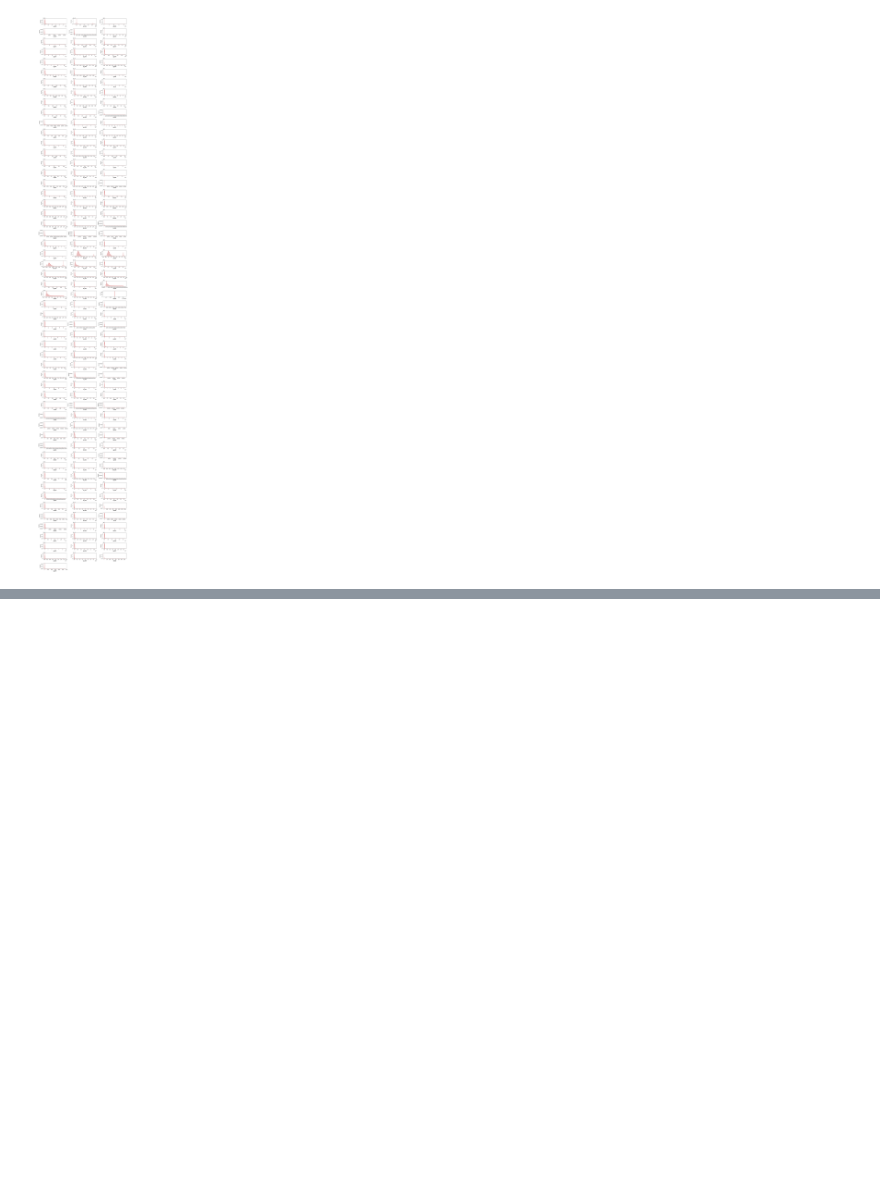
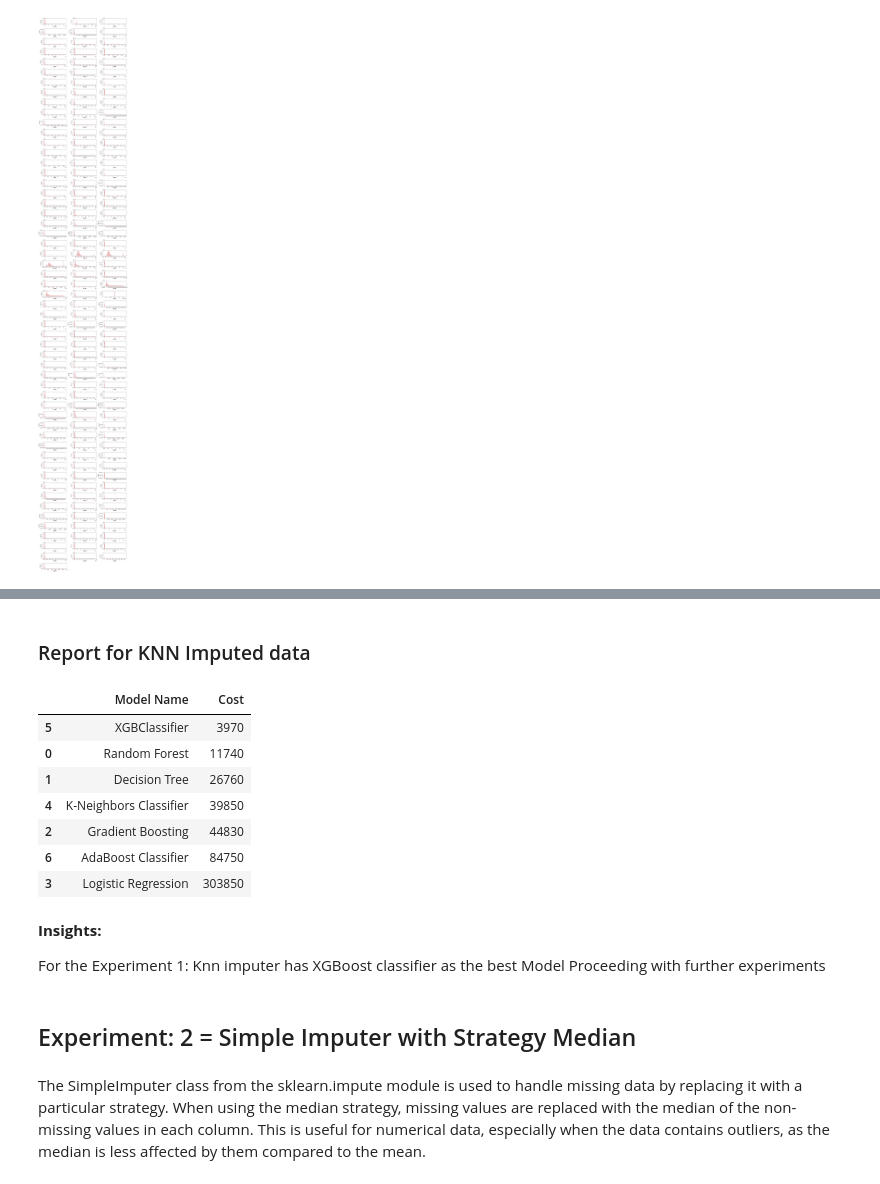
Before and after one commit to Harshita2815/Air-Pressure-System-APS-, a Jupyter notebook: EDA.ipynb, the cells around one changed output, grey strips where cells are left out. Saved outputs shown, nothing was run; the diff lists cells and outputs as text; code cells hidden in the pictures; blank space fills up the shorter version.

```diff
--- a/EDA.ipynb
+++ b/EDA.ipynb
@@ -406,0 +455,9 @@ for i, col in enumerate(numeric_features):
+# %%
+num_features = X.select_dtypes(exclude="object").columns
+
+# Fit the KNN imputer with selected K-value
+knn_pipeline = Pipeline(steps=[
+    ('imputer', KNNImputer(n_neighbors=3)),
+    ('RobustScaler', RobustScaler())
+])
+X_knn =knn_pipeline.fit_transform(X)
@@ -406,0 +512,8 @@ for i, col in enumerate(numeric_features):
+# %%
+
+from imblearn.combine import SMOTETomek
+
+# Resampling the minority class. The strategy can be changed as required.
+smt = SMOTETomek(random_state=42,sampling_strategy='minority',n_jobs=-1)
+# Fit the model to generate the data.
+X_res, y_res = smt.fit_resample(X_knn, y)
@@ -406,0 +522,11 @@ for i, col in enumerate(numeric_features):
+# %%
+# Dictionary which contains models for experiment
+models = {
+    "Random Forest": RandomForestClassifier(),
+    "Decision Tree": DecisionTreeClassifier(),
+    "Gradient Boosting": GradientBoostingClassifier(),
+    "Logistic Regression": LogisticRegression(),
+     "K-Neighbors Classifier": KNeighborsClassifier(),
+    "XGBClassifier": XGBClassifier(),
+    "AdaBoost Classifier": AdaBoostClassifier()
+}
@@ -406,0 +535,2 @@ for i, col in enumerate(numeric_features):
+# %%
+report_knn = evaluate_models(X_res, y_res, models)
@@ -406,0 +555,23 @@ for i, col in enumerate(numeric_features):
+# %% [markdown]
+<h3>Report for KNN Imputed data
+# %%
+report_knn
+# %% [output]
+|  | Model Name | Cost |
+| 5 | XGBClassifier | 3970 |
+| 0 | Random Forest | 11740 |
+| 1 | Decision Tree | 26760 |
+| 4 | K-Neighbors Classifier | 39850 |
+| 2 | Gradient Boosting | 44830 |
+| 6 | AdaBoost Classifier | 84750 |
+| 3 | Logistic Regression | 303850 |
+# %% [markdown]
+
+<b>Insights:</b>
+
+For the Experiment 1: Knn imputer has XGBoost classifier as the best Model
+Proceeding with further experiments
+# %% [markdown]
+<h2>Experiment: 2 = Simple Imputer with Strategy Median
+# %% [markdown]
+The SimpleImputer class from the sklearn.impute module is used to handle missing data by replacing it with a particular strategy. When using the median strategy, missing values are replaced with the median of the non-missing values in each column. This is useful for numerical data, especially when the data contains outliers, as the median is less affected by them compared to the mean.
```
Also changed, not shown: parts of 77 cells of this notebook, 1 other file.
